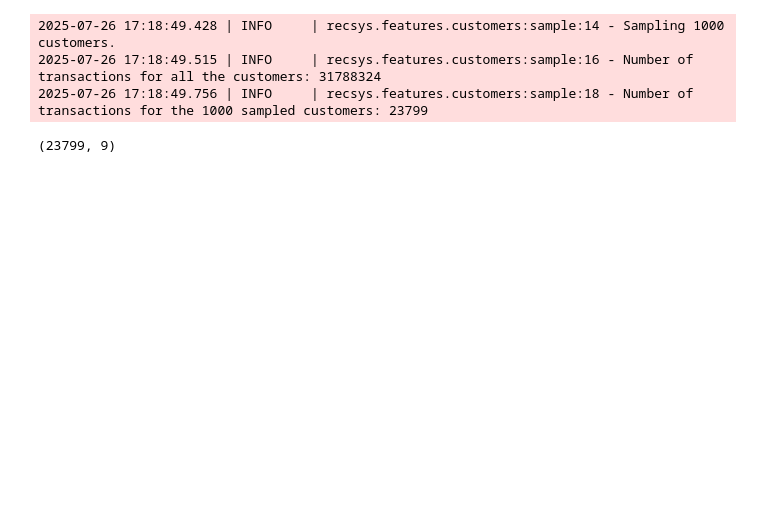
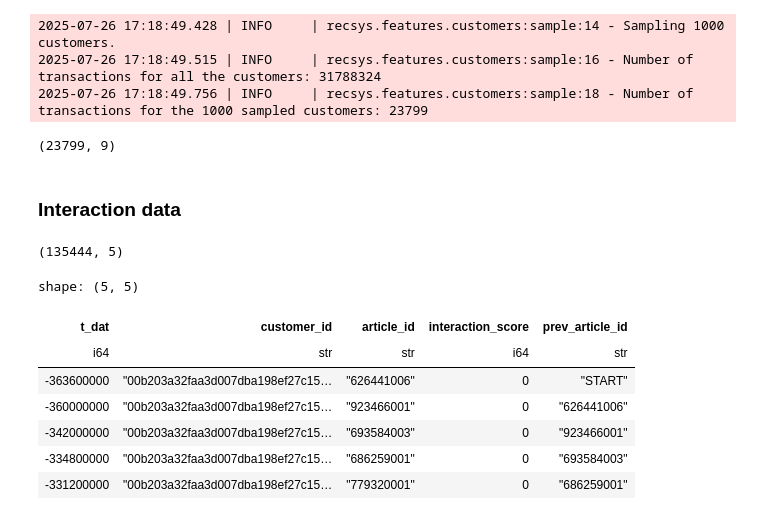
Before and after one commit to Massylovitch/personalized-recommender-project, a Jupyter notebook: notebooks/feature_pipeline.ipynb, the cells around one changed output. Cells and saved outputs as stored; diff of their text form; code cells hidden in the pictures; blank space fills up the shorter version.

Commit message:
Add interactions data proc

```diff
--- a/notebooks/feature_pipeline.ipynb
+++ b/notebooks/feature_pipeline.ipynb
@@ -239,3 +240,21 @@ transactions_df = dataset_subset["transactions"]
 transactions_df.shape
 # %% [output]
 (23799, 9)
+# %% [markdown]
+### Interaction data
+# %%
+interaction_df = generate_interaction_data(transactions_df)
+interaction_df.shape
+# %% [output]
+(135444, 5)
+# %%
+interaction_df.head()
+# %% [output]
+shape: (5, 5)
+| t_dat | customer_id | article_id | interaction_score | prev_article_id |
+| i64 | str | str | i64 | str |
+| -363600000 | "00b203a32faa3d007dba198ef27c15… | "626441006" | 0 | "START" |
+| -360000000 | "00b203a32faa3d007dba198ef27c15… | "923466001" | 0 | "626441006" |
+| -342000000 | "00b203a32faa3d007dba198ef27c15… | "693584003" | 0 | "923466001" |
+| -334800000 | "00b203a32faa3d007dba198ef27c15… | "686259001" | 0 | "693584003" |
+| -331200000 | "00b203a32faa3d007dba198ef27c15… | "779320001" | 0 | "686259001" |
```
Also changed, not shown: parts of 3 cells of this notebook, 1 other file.
